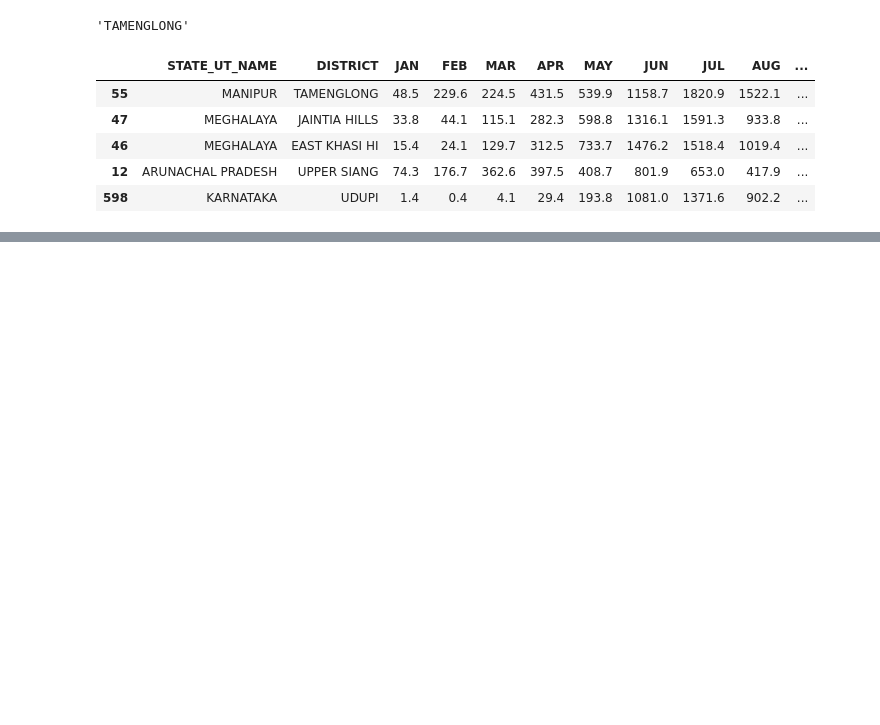
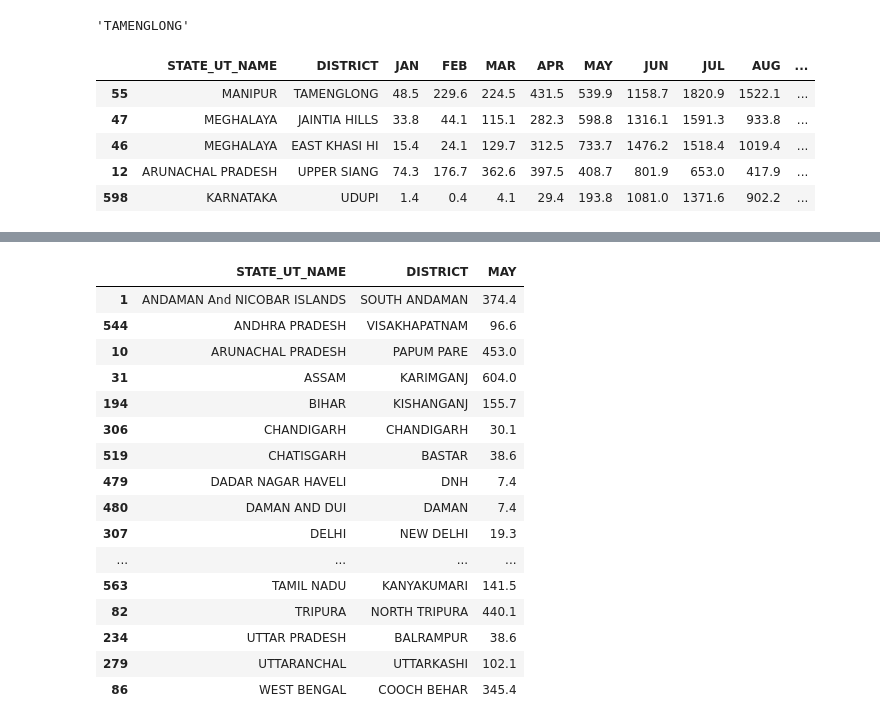
Before and after one commit to shankar7042/data-science-learning, a Jupyter notebook: panads practice.ipynb, the cells around one changed output, grey strips where cells are left out. Drawn from its saved outputs; the diff is of its cells as text; code cells hidden in the pictures; blank space fills up the shorter version.

```diff
--- a/panads practice.ipynb
+++ b/panads practice.ipynb
@@ -60,0 +134,20 @@ data.sort_values(by="ANNUAL", ascending=0).head()
+# %%
+data.loc[data.groupby('STATE_UT_NAME')['MAY'].idxmax()][['STATE_UT_NAME','DISTRICT','MAY']]
+# %% [output]
+|  | STATE_UT_NAME | DISTRICT | MAY |
+| 1 | ANDAMAN And NICOBAR ISLANDS | SOUTH ANDAMAN | 374.4 |
+| 544 | ANDHRA PRADESH | VISAKHAPATNAM | 96.6 |
+| 10 | ARUNACHAL PRADESH | PAPUM PARE | 453.0 |
+| 31 | ASSAM | KARIMGANJ | 604.0 |
+| 194 | BIHAR | KISHANGANJ | 155.7 |
+| 306 | CHANDIGARH | CHANDIGARH | 30.1 |
+| 519 | CHATISGARH | BASTAR | 38.6 |
+| 479 | DADAR NAGAR HAVELI | DNH | 7.4 |
+| 480 | DAMAN AND DUI | DAMAN | 7.4 |
+| 307 | DELHI | NEW DELHI | 19.3 |
+| ... | ... | ... | ... |
+| 563 | TAMIL NADU | KANYAKUMARI | 141.5 |
+| 82 | TRIPURA | NORTH TRIPURA | 440.1 |
+| 234 | UTTAR PRADESH | BALRAMPUR | 38.6 |
+| 279 | UTTARANCHAL | UTTARKASHI | 102.1 |
+| 86 | WEST BENGAL | COOCH BEHAR | 345.4 |
```
Also changed, not shown: parts of 6 cells of this notebook, 1 other file.
